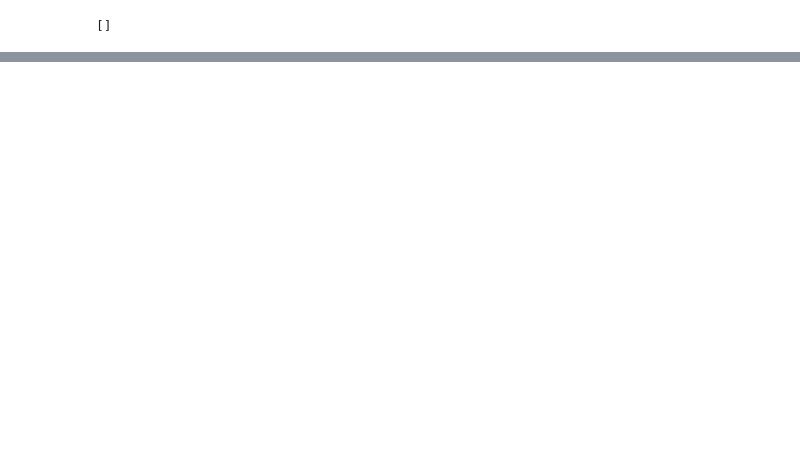
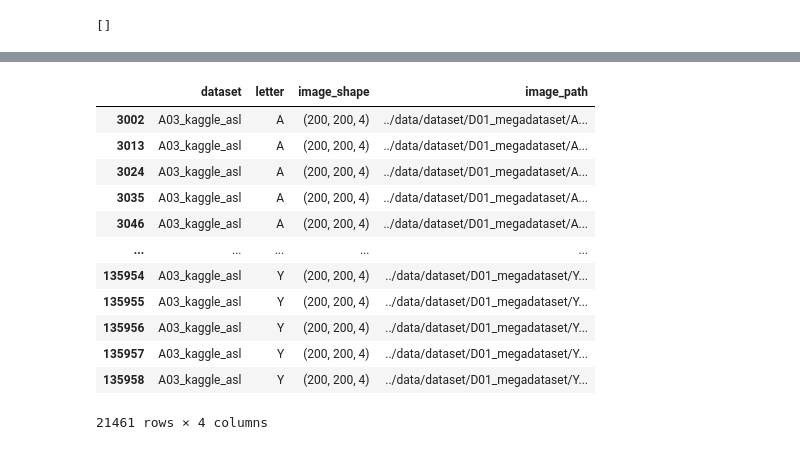
Before and after one commit to notFonz/HandSpell, a Jupyter notebook: notebooks/dpessoa_mediapipe.ipynb, the cells around one changed output, grey strips where cells are left out. Drawn from its saved outputs; the diff is of its cells as text; code cells hidden in the pictures; blank space fills up the shorter version.

```diff
--- a/notebooks/dpessoa_mediapipe.ipynb
+++ b/notebooks/dpessoa_mediapipe.ipynb
@@ -188,0 +98,41 @@ failures
+# %%
+from handspell.model_landmarks import INV_LABEL_MAP
+from handspell.model_landmarks import plot_landmarks
+import pandas as pd
+# landmarks_df = pd.read_csv(
+#     "../data/preprocessed/handlandmarks_d01megadataset.csv")
+
+# # No hand detected
+# landmarks_df["no_hand"] = landmarks_df['0'].isna()
+
+# # Letter
+# landmarks_df["letter"] = landmarks_df["letter_index"].replace(INV_LABEL_MAP)
+
+# # Image shape
+landmarks_df["image_shape"] = landmarks_df["image_path"].apply(lambda x: mpImage.create_from_file(x).numpy_view().shape)
+landmarks_df["image_width"] = landmarks_df["image_shape"].apply(lambda x: x[0])
+landmarks_df["image_height"] = landmarks_df["image_shape"].apply(lambda x: x[1])
+
+landmarks_df["good"] = True
+# Bad segmented dataset
+landmarks_df.loc[
+    (landmarks_df["dataset"] == 'A03_kaggle_asl') &
+    (landmarks_df["image_width"] == 400), "good"] = False
+
+# Too small images
+landmarks_df.loc[(landmarks_df["image_width"] <= 50) &
+                 (landmarks_df["image_height"] <= 50), "good"] = False
+
+# No hand
+landmarks_df.loc[landmarks_df.index.isin([55327,  55329,  55330,  55331,  55332,  55333,  55334,  55335,
+        55336,  55337,  55338,  55340,  55341,  55342,  55343,  55346,
+        55347]), "good"] = False
+
+# landmarks_df.to_csv("../data/preprocessed/handlandmarks_d01megadataset_v1.csv")
+
+# landmarks_df = pd.read_csv(
+#     "../data/preprocessed/handlandmarks_d01megadataset_v1.csv")
+
+
+landmarks_df.to_csv("../data/preprocessed/handlandmarks_d01megadataset_v1.csv")
+landmarks_df.head()#
@@ -188,0 +200,17 @@ failures
+# %%
+ao3_probs = landmarks_df.query("no_hand & dataset == 'A03_kaggle_asl' & image_width==200")[["dataset", "letter", "image_shape", "image_path",]]
+ao3_probs
+# %% [output]
+|  | dataset | letter | image_shape | image_path |
+| 3002 | A03_kaggle_asl | A | (200, 200, 4) | ../data/dataset/D01_megadataset/A... |
+| 3013 | A03_kaggle_asl | A | (200, 200, 4) | ../data/dataset/D01_megadataset/A... |
+| 3024 | A03_kaggle_asl | A | (200, 200, 4) | ../data/dataset/D01_megadataset/A... |
+| 3035 | A03_kaggle_asl | A | (200, 200, 4) | ../data/dataset/D01_megadataset/A... |
+| 3046 | A03_kaggle_asl | A | (200, 200, 4) | ../data/dataset/D01_megadataset/A... |
+| ... | ... | ... | ... | ... |
+| 135954 | A03_kaggle_asl | Y | (200, 200, 4) | ../data/dataset/D01_megadataset/Y... |
+| 135955 | A03_kaggle_asl | Y | (200, 200, 4) | ../data/dataset/D01_megadataset/Y... |
+| 135956 | A03_kaggle_asl | Y | (200, 200, 4) | ../data/dataset/D01_megadataset/Y... |
+| 135957 | A03_kaggle_asl | Y | (200, 200, 4) | ../data/dataset/D01_megadataset/Y... |
+| 135958 | A03_kaggle_asl | Y | (200, 200, 4) | ../data/dataset/D01_megadataset/Y... |
+21461 rows × 4 columns
```
Also changed, not shown: parts of 51 cells of this notebook, 6 other files.
